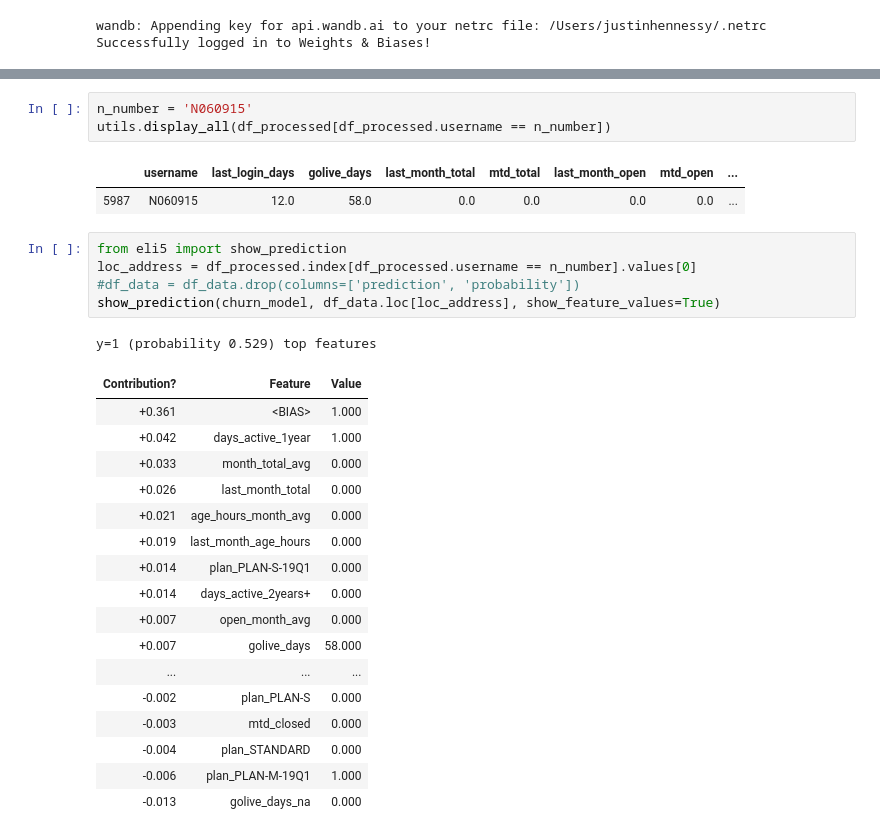
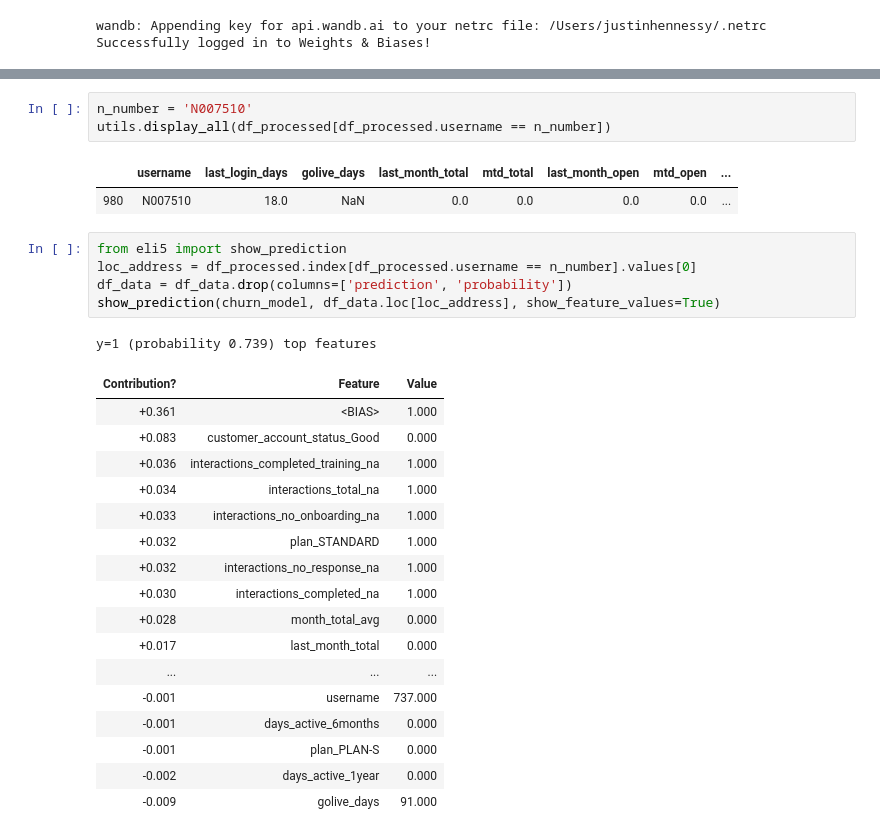
Before and after one commit to justinhennessy/100-days-of-code, a Jupyter notebook: project/churn_inference.ipynb, the cells around one changed output, grey strips where cells are left out. Drawn from its saved outputs; the diff is of its cells as text.

Commit message:
Updated train and inference notebooks

```diff
--- a/project/churn_inference.ipynb
+++ b/project/churn_inference.ipynb
@@ -263,30 +302,30 @@ TypeError: super(type, obj): obj must be an instance or subtype of type
 # %%
-n_number = 'N060915'
+n_number = 'N007510'
 utils.display_all(df_processed[df_processed.username == n_number])
 # %% [output]
 |  | username | last_login_days | golive_days | last_month_total | mtd_total | last_month_open | mtd_open | ... |
-| 5987 | N060915 | 12.0 | 58.0 | 0.0 | 0.0 | 0.0 | 0.0 | ... |
+| 980 | N007510 | 18.0 | NaN | 0.0 | 0.0 | 0.0 | 0.0 | ... |
 # %%
 from eli5 import show_prediction
 loc_address = df_processed.index[df_processed.username == n_number].values[0]
-#df_data = df_data.drop(columns=['prediction', 'probability'])
+df_data = df_data.drop(columns=['prediction', 'probability'])
 show_prediction(churn_model, df_data.loc[loc_address], show_feature_values=True)
 # %% [output]
-y=1 (probability 0.529) top features
+y=1 (probability 0.739) top features
 | Contribution? | Feature | Value |
 | +0.361 | <BIAS> | 1.000 |
-| +0.042 | days_active_1year | 1.000 |
-| +0.033 | month_total_avg | 0.000 |
-| +0.026 | last_month_total | 0.000 |
-| +0.021 | age_hours_month_avg | 0.000 |
-| +0.019 | last_month_age_hours | 0.000 |
-| +0.014 | plan_PLAN-S-19Q1 | 0.000 |
-| +0.014 | days_active_2years+ | 0.000 |
-| +0.007 | open_month_avg | 0.000 |
-| +0.007 | golive_days | 58.000 |
+| +0.083 | customer_account_status_Good | 0.000 |
+| +0.036 | interactions_completed_training_na | 1.000 |
+| +0.034 | interactions_total_na | 1.000 |
+| +0.033 | interactions_no_onboarding_na | 1.000 |
+| +0.032 | plan_STANDARD | 1.000 |
+| +0.032 | interactions_no_response_na | 1.000 |
+| +0.030 | interactions_completed_na | 1.000 |
+| +0.028 | month_total_avg | 0.000 |
+| +0.017 | last_month_total | 0.000 |
 | ... | ... | ... |
-| -0.002 | plan_PLAN-S | 0.000 |
-| -0.003 | mtd_closed | 0.000 |
-| -0.004 | plan_STANDARD | 0.000 |
-| -0.006 | plan_PLAN-M-19Q1 | 1.000 |
-| -0.013 | golive_days_na | 0.000 |
+| -0.001 | username | 737.000 |
+| -0.001 | days_active_6months | 0.000 |
+| -0.001 | plan_PLAN-S | 0.000 |
+| -0.002 | days_active_1year | 0.000 |
+| -0.009 | golive_days | 91.000 |
```
Also changed, not shown: parts of 11 cells of this notebook, 1 other file.
